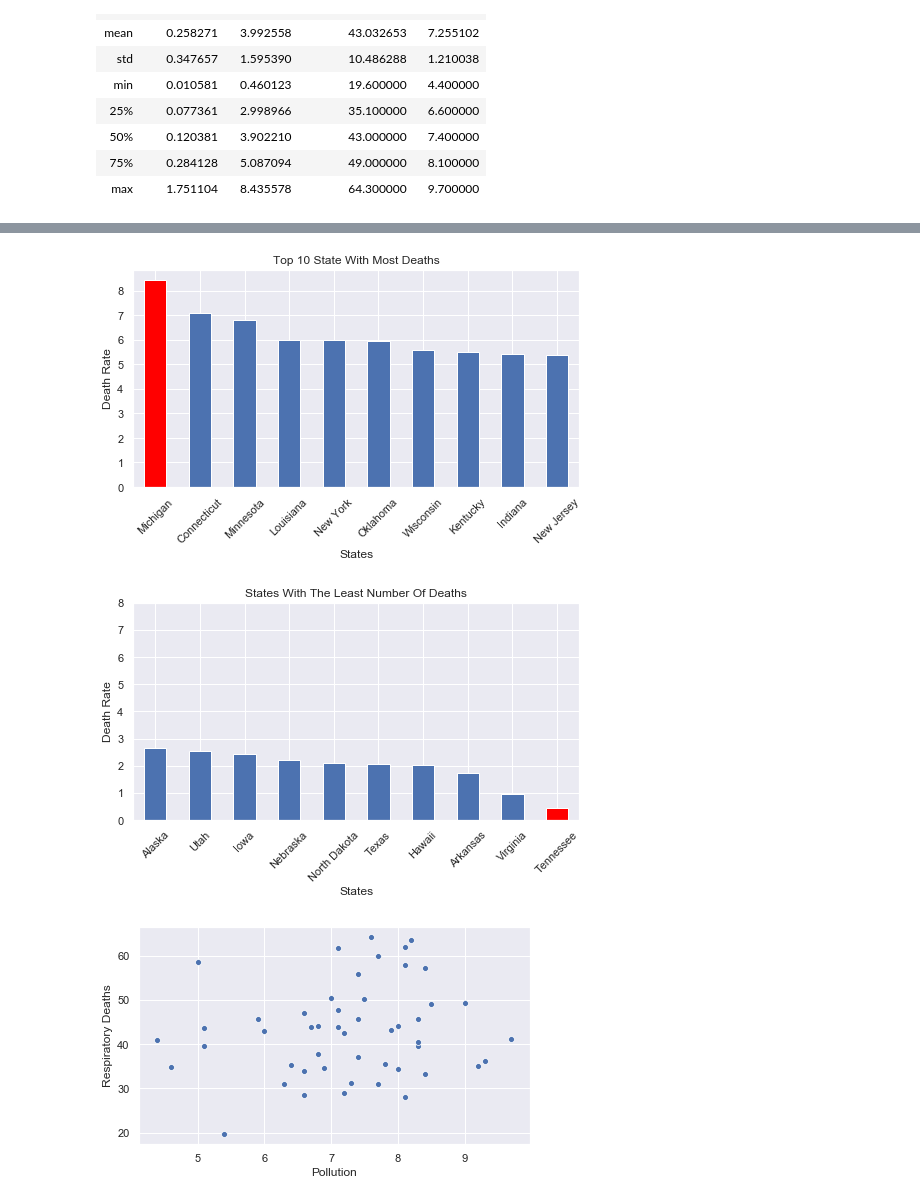
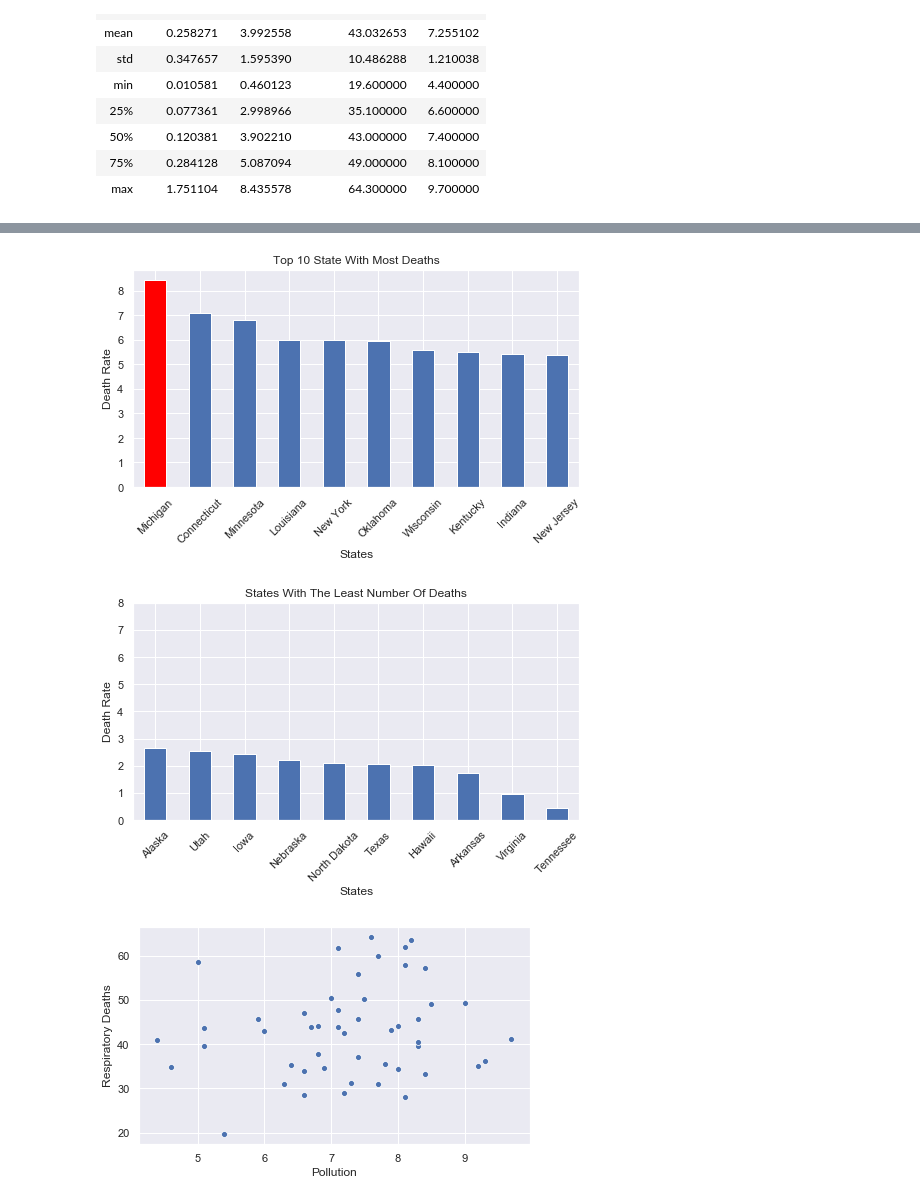
Before and after one commit to jiaminho/miniproject, a Jupyter notebook: Mini Project - Effects of Air Pollution Exposure on Covid-19 Mortality.ipynb, the cells around one changed output, grey strips where cells are left out. Drawn from its saved outputs; the diff is of its cells as text; code cells hidden in the pictures.

```diff
--- a/Mini Project - Effects of Air Pollution Exposure on Covid-19 Mortality.ipynb
+++ b/Mini Project - Effects of Air Pollution Exposure on Covid-19 Mortality.ipynb
@@ -177,34 +197,33 @@ plot2.set(ylim=(0, 10));
 # %%
 # Visualize the state with most and least number of deaths
 
 death = df1[['State','Death Rate']].sort_values(by='Death Rate', ascending=False)
 
 sns.set(rc={'figure.figsize':(8,4)})
 top10_death = death.head(10)
 least_death = death.tail(10)
 
 bar_color = ['C0'] * len(death)
 bar_color[0] = 'red'
 barcolor = ['C0'] * len(death)
-barcolor[9] = 'red'
 
 plot = top10_death.plot(x='State',y='Death Rate', kind='bar', color=bar_color)
 plot.set_xlabel('States')
 plot.set_ylabel('Death Rate')
 plot.set_title('Top 10 State With Most Deaths')
 plot.get_legend().remove()
 plot.set_xticklabels(plot.get_xticklabels(),rotation=45)
 
 plot2 = least_death.plot(x='State',y='Death Rate', kind='bar', color=barcolor)
 plot2.set_xlabel('States')
 plot2.set_ylabel('Death Rate')
 plot2.set_title('States With The Least Number Of Deaths')
 plot2.get_legend().remove()
 plot2.set_xticklabels(plot2.get_xticklabels(),rotation=45)
 plot2.set(ylim=(0, 8));
 # %% [output]
 [figure]
-[figure, old version]
+[figure, new version]
 # %%
 # Relationship between air pollution and respiratory deaths (2018) before the COVID-19 pandemic
 
```
Also changed, not shown: parts of 8 cells of this notebook.
